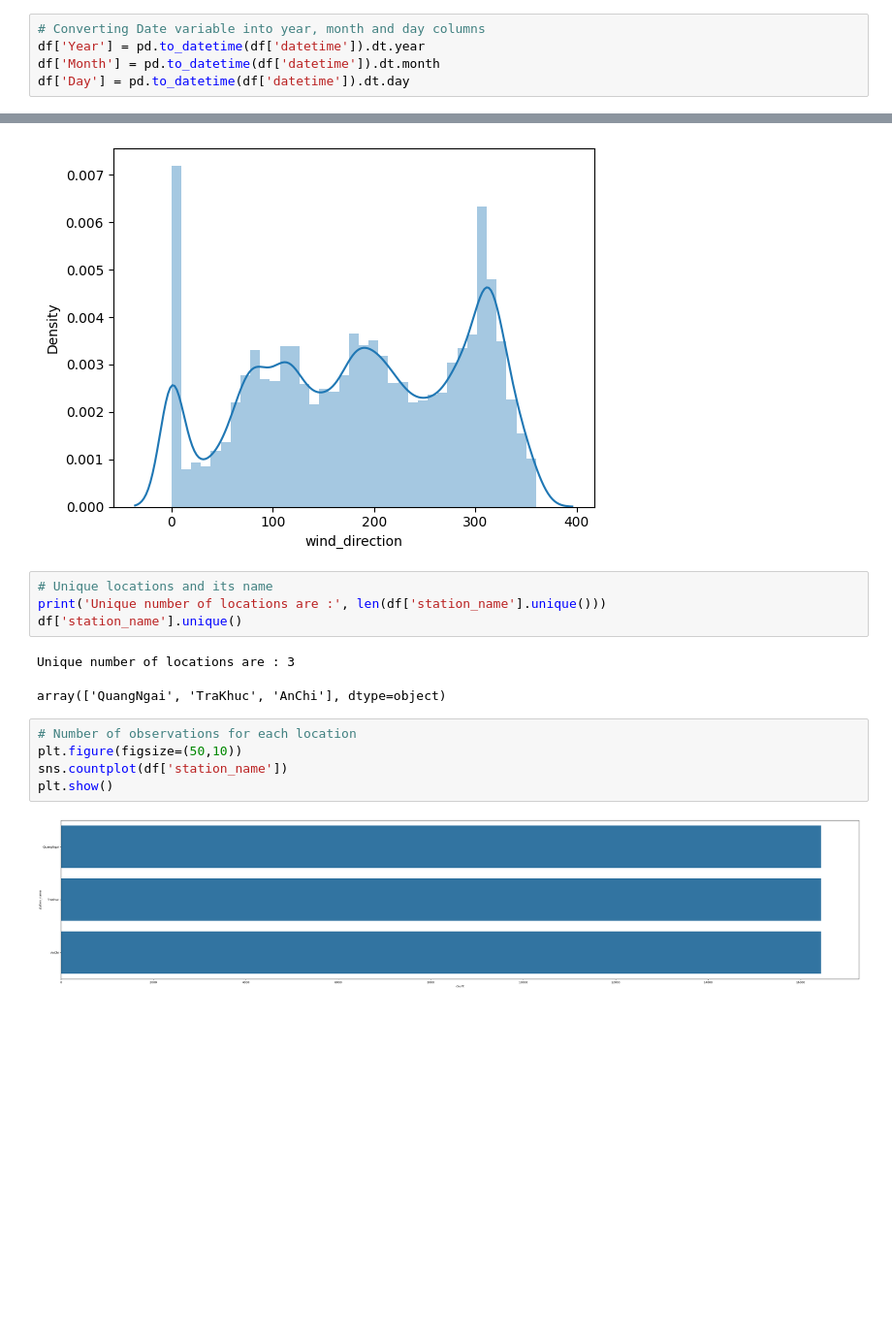
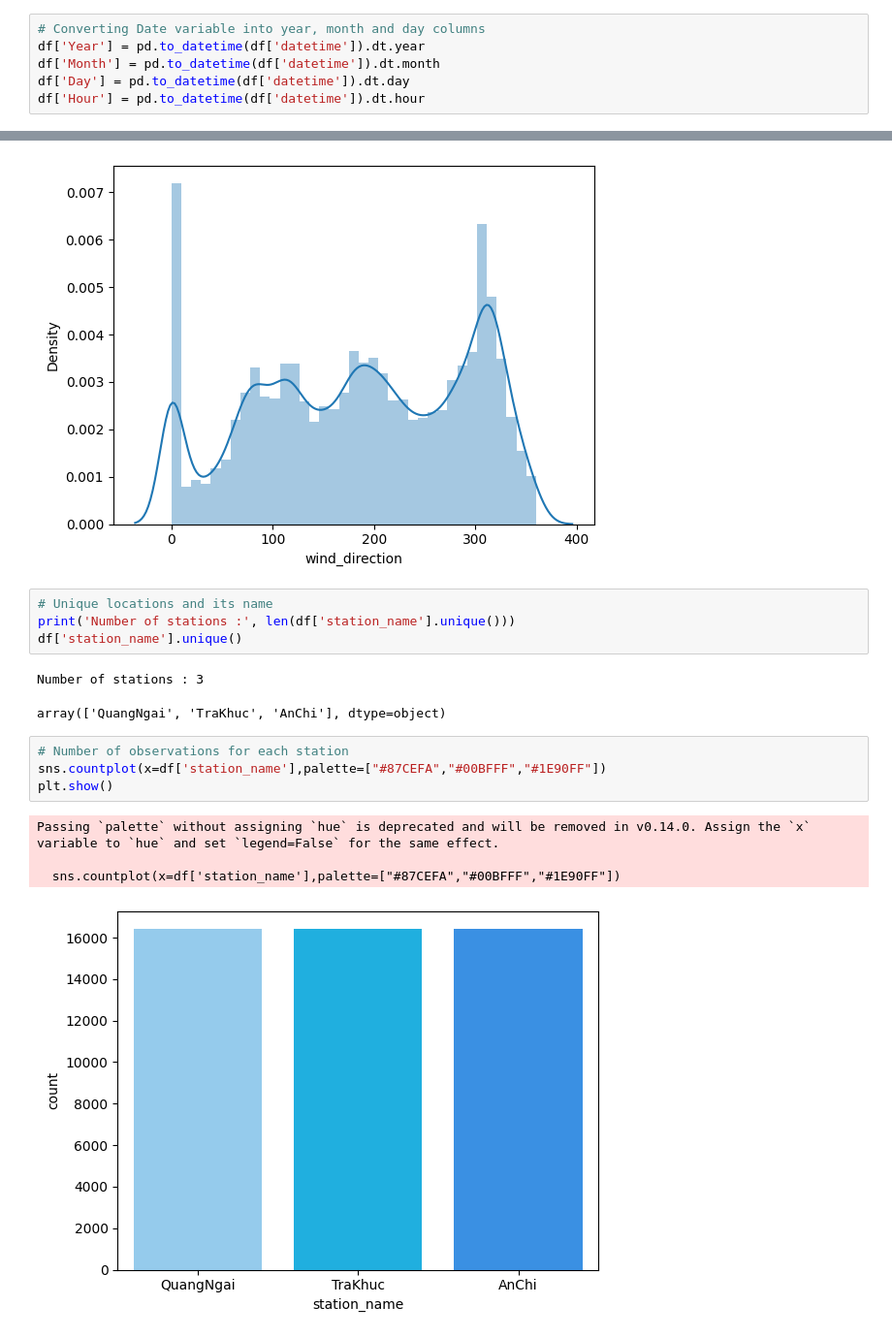
Before and after one commit to tiramiSoo/Rainfall-Prediction, a Jupyter notebook: Rain Fall Predict.ipynb, the cells around one changed output, grey strips where cells are left out. Shown: that part at 97% size. Cells and saved outputs as stored; diff of their text form; blank space fills up the shorter version.

```diff
--- a/Rain Fall Predict.ipynb
+++ b/Rain Fall Predict.ipynb
@@ -89,6 +98,7 @@ Numerical columns are :
 df['Year'] = pd.to_datetime(df['datetime']).dt.year
 df['Month'] = pd.to_datetime(df['datetime']).dt.month
 df['Day'] = pd.to_datetime(df['datetime']).dt.day
+df['Hour'] = pd.to_datetime(df['datetime']).dt.hour
 # %%
 # Five point summary for numrerical variables
 df.describe().T
@@ -199,15 +210,17 @@ https://gist.github.com/mwaskom/de44147ed2974457ad6372750bbe5751
 [figure]
 # %%
 # Unique locations and its name
-print('Unique number of locations are :', len(df['station_name'].unique()))
+print('Number of stations :', len(df['station_name'].unique()))
 df['station_name'].unique()
 # %% [output]
-Unique number of locations are : 3
+Number of stations : 3
 array(['QuangNgai', 'TraKhuc', 'AnChi'], dtype=object)
 # %%
-# Number of observations for each location
-plt.figure(figsize=(50,10))
-sns.countplot(df['station_name'])
+# Number of observations for each station
+sns.countplot(x=df['station_name'],palette=["#87CEFA","#00BFFF","#1E90FF"])
 plt.show()
 # %% [output]
+Passing `palette` without assigning `hue` is deprecated and will be removed in v0.14.0. Assign the `x` variable to `hue` and set `legend=False` for the same effect.
+
+  sns.countplot(x=df['station_name'],palette=["#87CEFA","#00BFFF","#1E90FF"])
-[figure, old version]
+[figure, new version]
```
Also changed, not shown: parts of 6 cells of this notebook, 1 other file.
